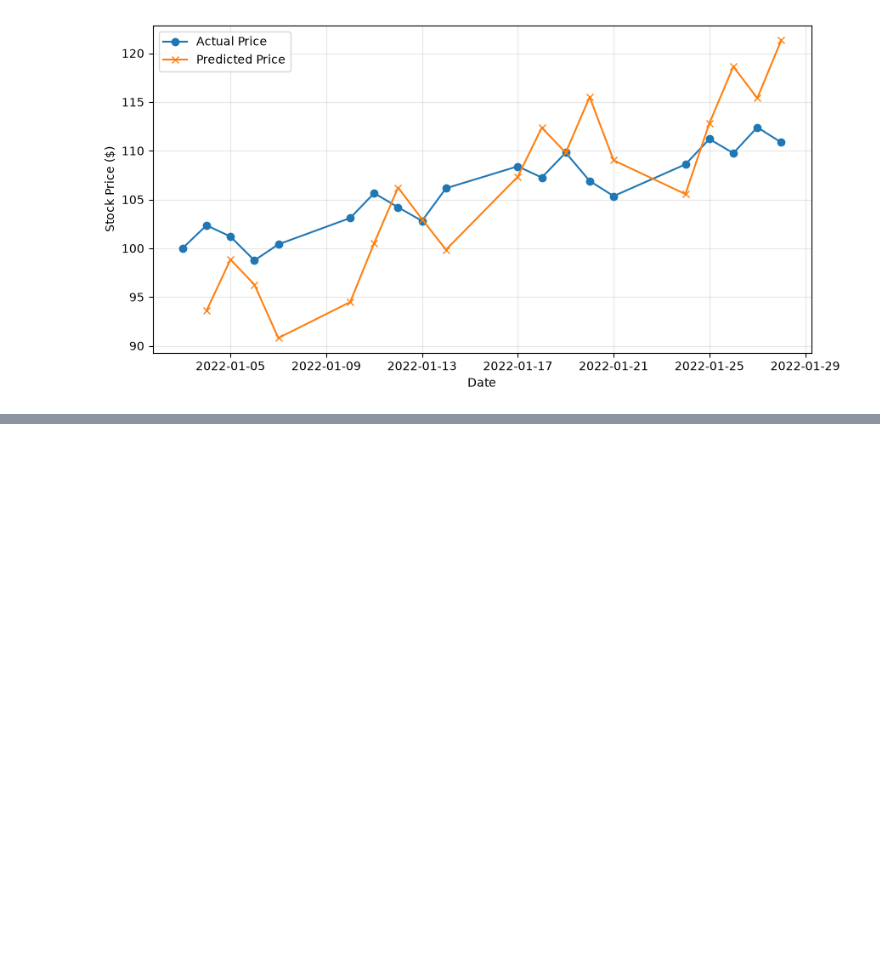
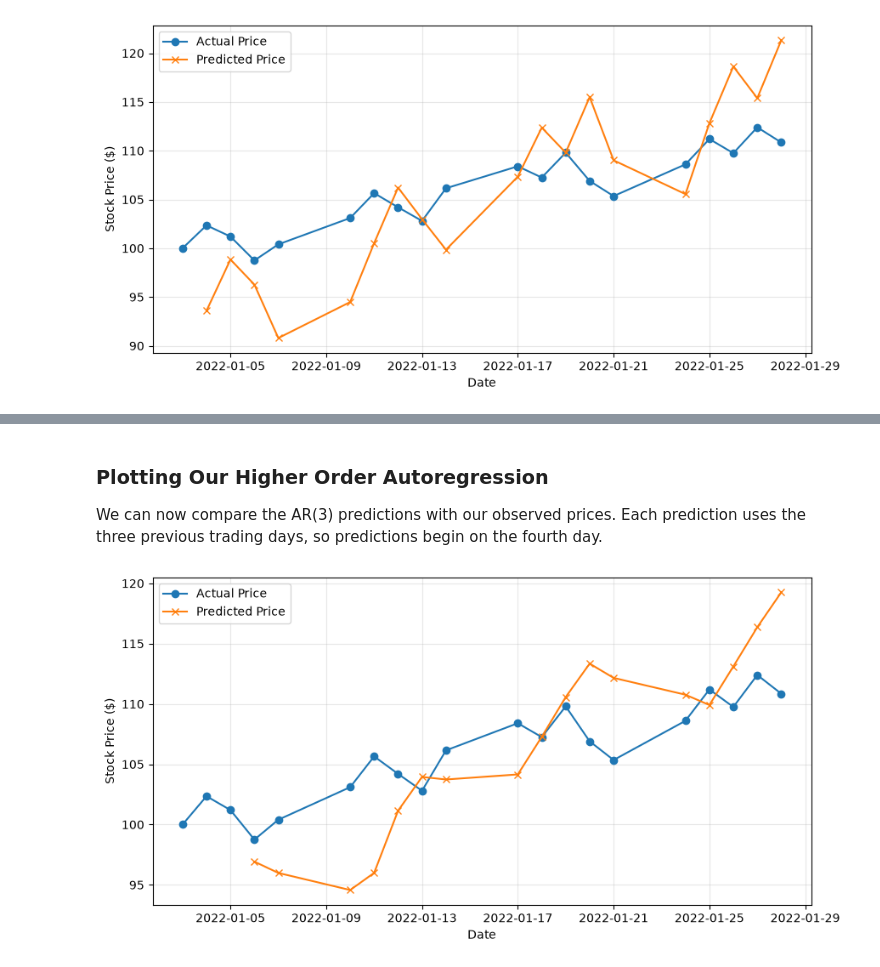
Before and after one commit to mportdata/representation-learning-from-scratch, a Jupyter notebook: 01_linear_regression/05_autoregression.ipynb, the cells around one changed output, grey strips where cells are left out. Drawn from its saved outputs; the diff is of its cells as text; code cells hidden in the pictures; blank space fills up the shorter version.

Commit message:
Add AR(3) example and aligned prediction plot

```diff
--- a/01_linear_regression/05_autoregression.ipynb
+++ b/01_linear_regression/05_autoregression.ipynb
@@ -169,0 +233,37 @@ plt.show()
+# %% [markdown]
+### Plotting Our Higher Order Autoregression
+
+We can now compare the AR(3) predictions with our observed prices. Each prediction uses the three previous trading days, so predictions begin on the fourth day.
+# %%
+m_3, m_2, m_1, b = final_parameters
+
+predicted_prices = (
+    m_3 * stock_prices[:-3]
+    + m_2 * stock_prices[1:-2]
+    + m_1 * stock_prices[2:-1]
+    + b
+)
+
+plt.figure(figsize=(10, 5))
+
+plt.plot(
+    time,
+    stock_prices,
+    marker="o",
+    label="Actual Price"
+)
+
+plt.plot(
+    time[3:],
+    predicted_prices,
+    marker="x",
+    label="Predicted Price"
+)
+
+plt.xlabel("Date")
+plt.ylabel("Stock Price ($)")
+plt.legend()
+plt.grid(alpha=0.3)
+plt.show()
+# %% [output]
+[figure, added]
```
Also changed, not shown: parts of 5 cells of this notebook.
